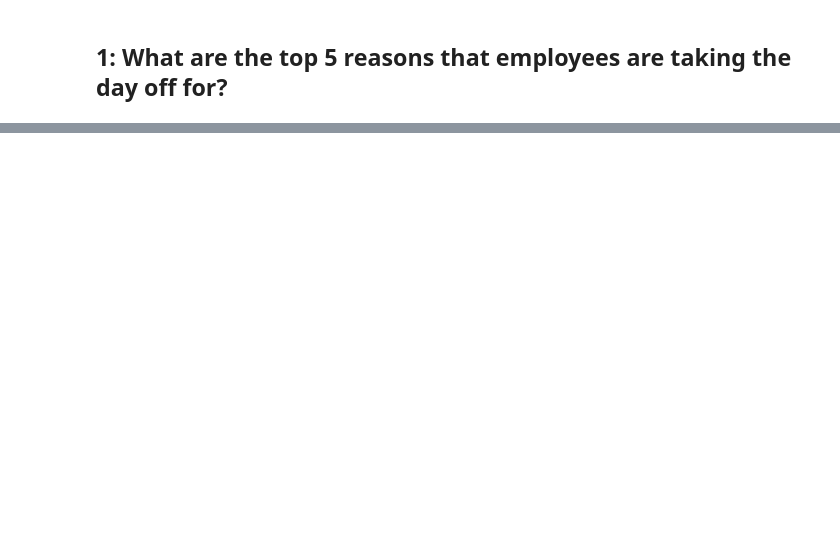
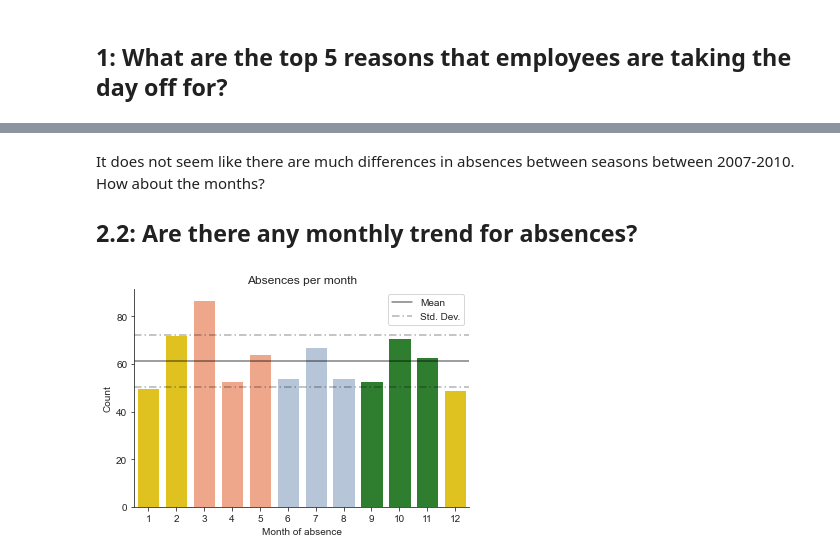
Before and after one commit to diweiho/Absenteeism-at-work, a Jupyter notebook: analysis.ipynb, the cells around one changed output, grey strips where cells are left out. Cells and saved outputs as stored; diff of their text form; code cells hidden in the pictures; blank space fills up the shorter version.

```diff
--- a/analysis.ipynb
+++ b/analysis.ipynb
@@ -89,0 +169,34 @@ plt.show()
+# %% [markdown]
+It does not seem like there are much differences in absences between seasons between 2007-2010. How about the months?
+
+## 2.2: Are there any monthly trend for absences?
+# %%
+# Calculating the number of absences per month
+abs_mth = df.groupby(df['Month of absence']).size()
+
+# Dropping index 0 from 'Month of absence' as it was not specified
+abs_mth = abs_mth.drop(0)
+
+# Reconverting it back into dataframe and renaming the count column as 'Count'
+# Months are also linked to seasons for plotting
+abs_mth = abs_mth.reset_index().rename(columns={0:'Count'})
+abs_mth['Seasons'] = abs_mth['Month of absence'].map(season_mths)
+
+# Calculating the mean and standard deviation of the monthly absences
+mean_abs_mth = abs_mth.mean()[1]
+sd_abs_mth = np.std(abs_mth)[1]
+
+# Color map to group the months by seasons
+color_map = dict(zip(sea_labels, colors))
+
+# Plotting figure and horizontal lines for mean and stdev
+mthPlot = sns.barplot(x='Month of absence', y='Count', data=abs_mth, palette=abs_mth['Seasons'].map(color_map))
+mthPlot.axhline(mean_abs_mth, color='black', alpha=0.5, label='Mean')
+mthPlot.axhline(mean_abs_mth+sd_abs_mth, color='black', alpha=0.3, dashes=(5,2,1,2), label= 'Std. Dev.')
+mthPlot.axhline(mean_abs_mth-sd_abs_mth, color='black', alpha=0.3, dashes=(5,2,1,2))
+sns.despine()
+plt.legend()
+plt.title('Absences per month')
+plt.show()
+# %% [output]
+[figure, added]
```
Also changed, not shown: parts of 15 cells of this notebook, 1 other file.
